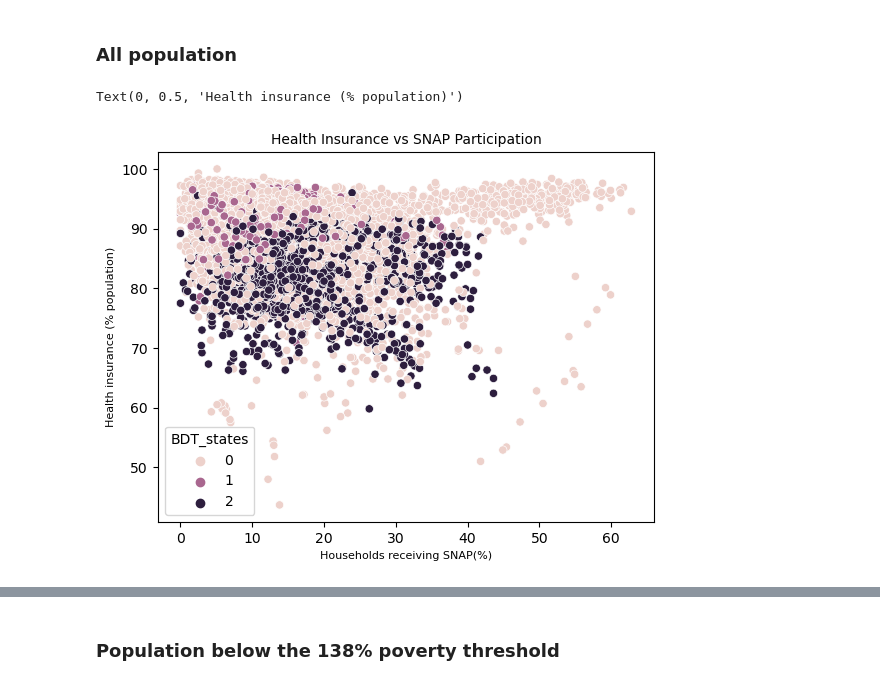
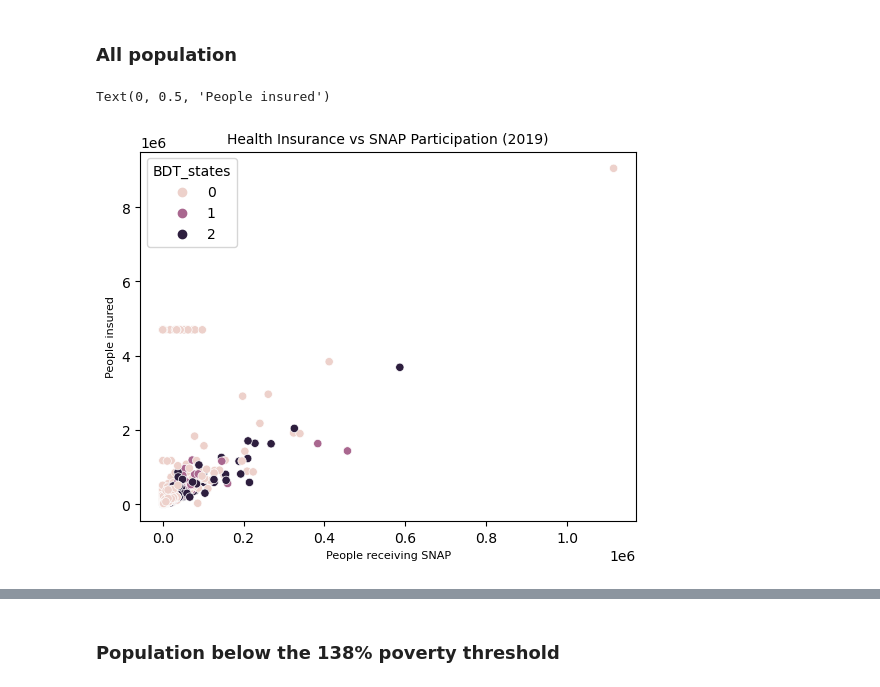
Before and after one commit to datakind/BDT_DataDive_Dec22, a Jupyter notebook: health_insurance/SNAP_HealthInsurance_County.ipynb, the cells around one changed output, grey strips where cells are left out. Drawn from its saved outputs; the diff is of its cells as text; code cells hidden in the pictures.

```diff
--- a/health_insurance/SNAP_HealthInsurance_County.ipynb
+++ b/health_insurance/SNAP_HealthInsurance_County.ipynb
@@ -97,9 +99,9 @@ acs_state["S2701_C03_001E"] = acs_state["S2701_C03_001E"].astype("float")
-# %%
-sns.scatterplot(data=acs_state, x="S2201_C04_001E",
-                y="S2701_C03_001E",hue="BDT_states")
-plt.title("Health Insurance vs SNAP Participation", fontsize=10)
-plt.xlabel("Households receiving SNAP(%)", fontsize=8)
-plt.ylabel("Health insurance (% population)", fontsize=8)
-# %% [output]
-Text(0, 0.5, 'Health insurance (% population)')
-[figure, removed]
+# %%
+sns.scatterplot(data=snap_acs[snap_acs["year"]==2019], x="PersonsTotal",
+                y="S2701_C02_001E", hue="BDT_states")
+plt.title("Health Insurance vs SNAP Participation (2019)", fontsize=10)
+plt.xlabel("People receiving SNAP", fontsize=8)
+plt.ylabel("People insured", fontsize=8)
+# %% [output]
+Text(0, 0.5, 'People insured')
+[figure, added]
```
Also changed, not shown: parts of 48 cells of this notebook.
